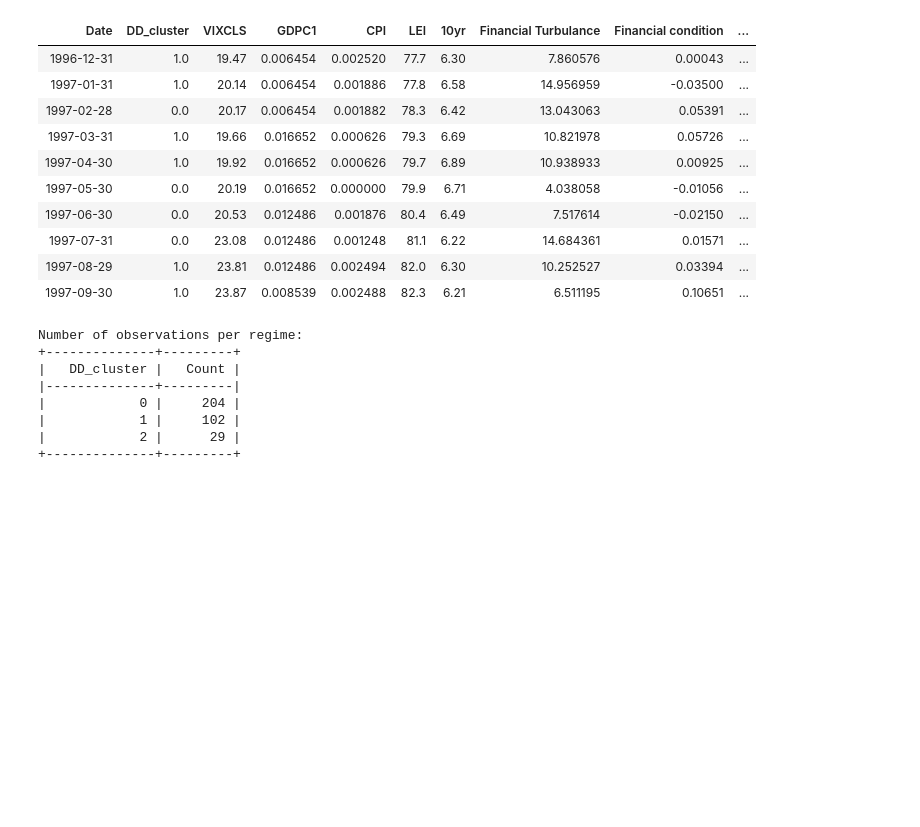
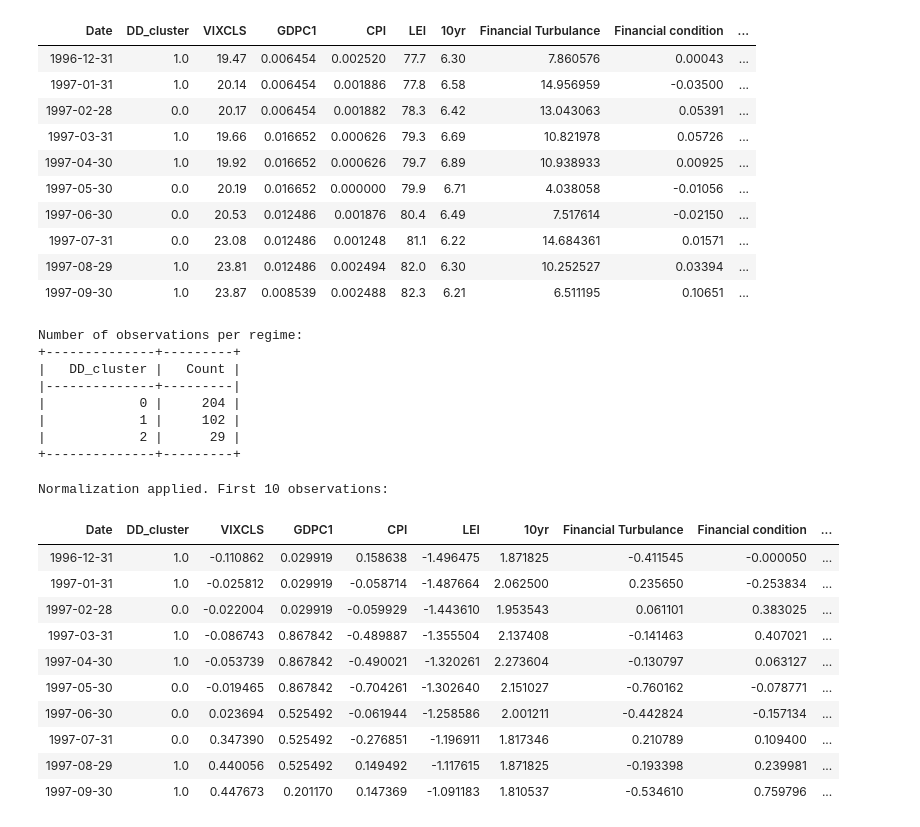
Before and after one commit to Elkkujou/Gradu, a Jupyter notebook: regime_prediction_msci.ipynb, the cells around one changed output. Cells and saved outputs as stored; diff of their text form; code cells hidden in the pictures; blank space fills up the shorter version.

```diff
--- a/regime_prediction_msci.ipynb
+++ b/regime_prediction_msci.ipynb
@@ -23,8 +23,9 @@ calc_drawdowns = True
 drawdowns_from = 'USA MOMENTUM Standard (Large+Mid Cap)'
 cluster_n = 3
 
-ML = False
-DL = True
+normmalize = True
+ML = True
+DL = False
 # %%
 import numpy as np
 import pandas as pd
@@ -189,6 +190,29 @@ Number of observations per regime:
 |            1 |     102 |
 |            2 |      29 |
 +--------------+---------+
+# %%
+if normmalize == True:
+    from sklearn.preprocessing import StandardScaler
+
+    # Instantiate the scaler and apply it in-place to the FEATURES columns
+    scaler = StandardScaler()
+    input_df[FEATURES] = scaler.fit_transform(input_df[FEATURES])
+
+    print("Normalization applied. First 10 observations:")
+    display(HTML(input_df.head(10).to_html(index=False)))
+# %% [output]
+Normalization applied. First 10 observations:
+| Date | DD_cluster | VIXCLS | GDPC1 | CPI | LEI | 10yr | Financial Turbulance | Financial condition | ... |
+| 1996-12-31 | 1.0 | -0.110862 | 0.029919 | 0.158638 | -1.496475 | 1.871825 | -0.411545 | -0.000050 | ... |
+| 1997-01-31 | 1.0 | -0.025812 | 0.029919 | -0.058714 | -1.487664 | 2.062500 | 0.235650 | -0.253834 | ... |
+| 1997-02-28 | 0.0 | -0.022004 | 0.029919 | -0.059929 | -1.443610 | 1.953543 | 0.061101 | 0.383025 | ... |
+| 1997-03-31 | 1.0 | -0.086743 | 0.867842 | -0.489887 | -1.355504 | 2.137408 | -0.141463 | 0.407021 | ... |
+| 1997-04-30 | 1.0 | -0.053739 | 0.867842 | -0.490021 | -1.320261 | 2.273604 | -0.130797 | 0.063127 | ... |
+| 1997-05-30 | 0.0 | -0.019465 | 0.867842 | -0.704261 | -1.302640 | 2.151027 | -0.760162 | -0.078771 | ... |
+| 1997-06-30 | 0.0 | 0.023694 | 0.525492 | -0.061944 | -1.258586 | 2.001211 | -0.442824 | -0.157134 | ... |
+| 1997-07-31 | 0.0 | 0.347390 | 0.525492 | -0.276851 | -1.196911 | 1.817346 | 0.210789 | 0.109400 | ... |
+| 1997-08-29 | 1.0 | 0.440056 | 0.525492 | 0.149492 | -1.117615 | 1.871825 | -0.193398 | 0.239981 | ... |
+| 1997-09-30 | 1.0 | 0.447673 | 0.201170 | 0.147369 | -1.091183 | 1.810537 | -0.534610 | 0.759796 | ... |
 # %%
 if ML == True:
 
```
Also changed, not shown: parts of 5 cells of this notebook.
